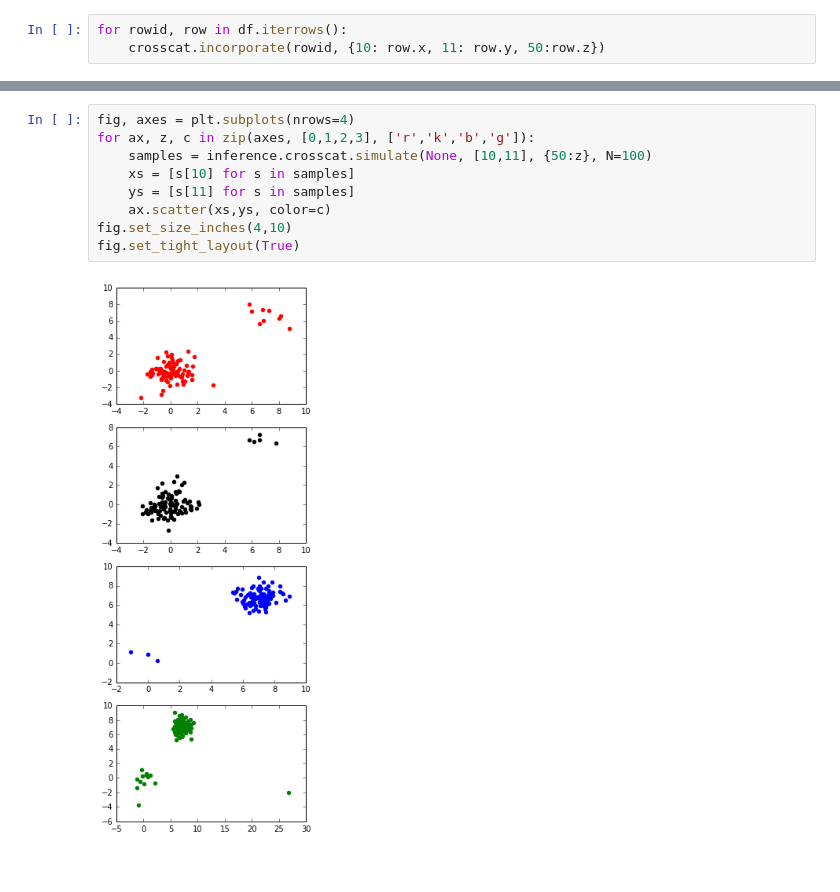
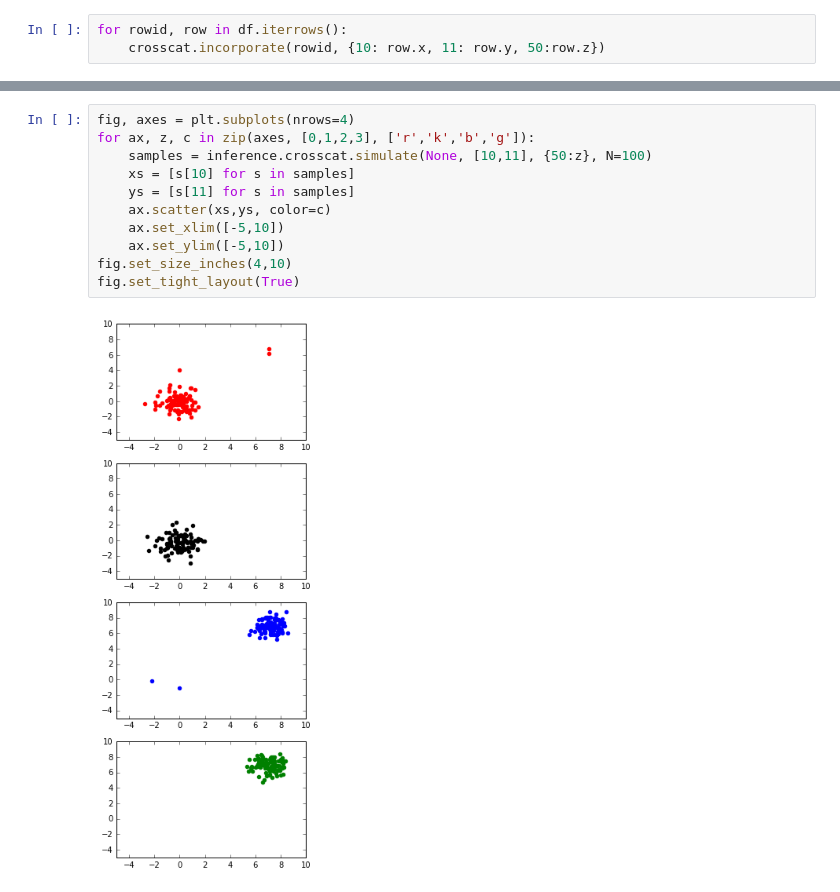
Before and after one commit to probcomp/cgpm2, a Jupyter notebook: notebooks/basic-inference-quality-crosscat-gibbs-cpp.ipynb, the cells around one changed output, grey strips where cells are left out. Cells and saved outputs as stored; diff of their text form.

```diff
--- a/notebooks/basic-inference-quality-crosscat-gibbs-cpp.ipynb
+++ b/notebooks/basic-inference-quality-crosscat-gibbs-cpp.ipynb
@@ -274,11 +233,13 @@ for z, c in zip(zs, ['r','k','b','g']):
 # %%
 fig, axes = plt.subplots(nrows=4)
 for ax, z, c in zip(axes, [0,1,2,3], ['r','k','b','g']):
     samples = inference.crosscat.simulate(None, [10,11], {50:z}, N=100)
     xs = [s[10] for s in samples]
     ys = [s[11] for s in samples]
     ax.scatter(xs,ys, color=c)
+    ax.set_xlim([-5,10])
+    ax.set_ylim([-5,10])
 fig.set_size_inches(4,10)
 fig.set_tight_layout(True)
 # %% [output]
-[figure, old version]
+[figure, new version]
```
Also changed, not shown: parts of 18 cells of this notebook.
